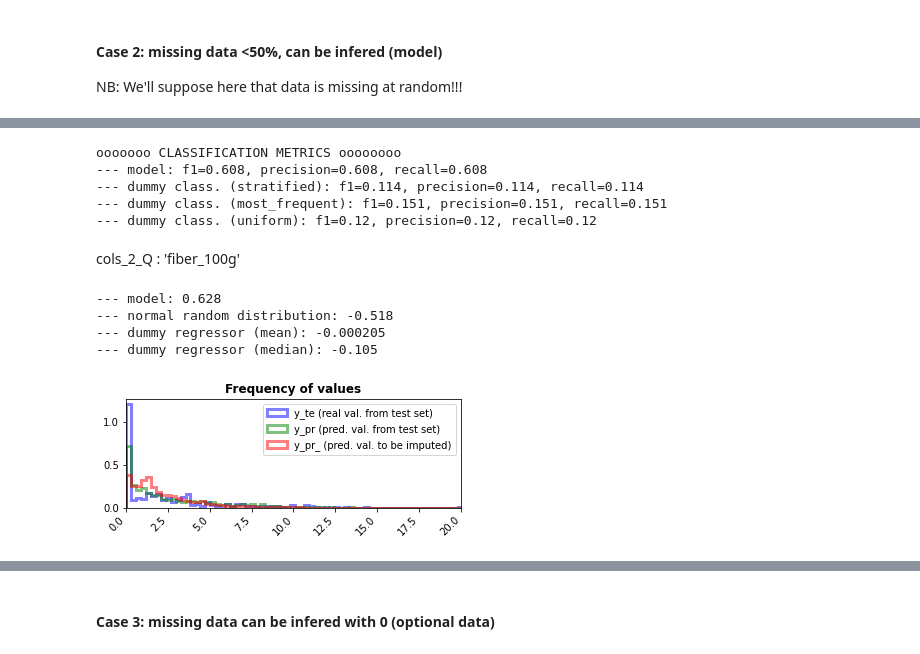
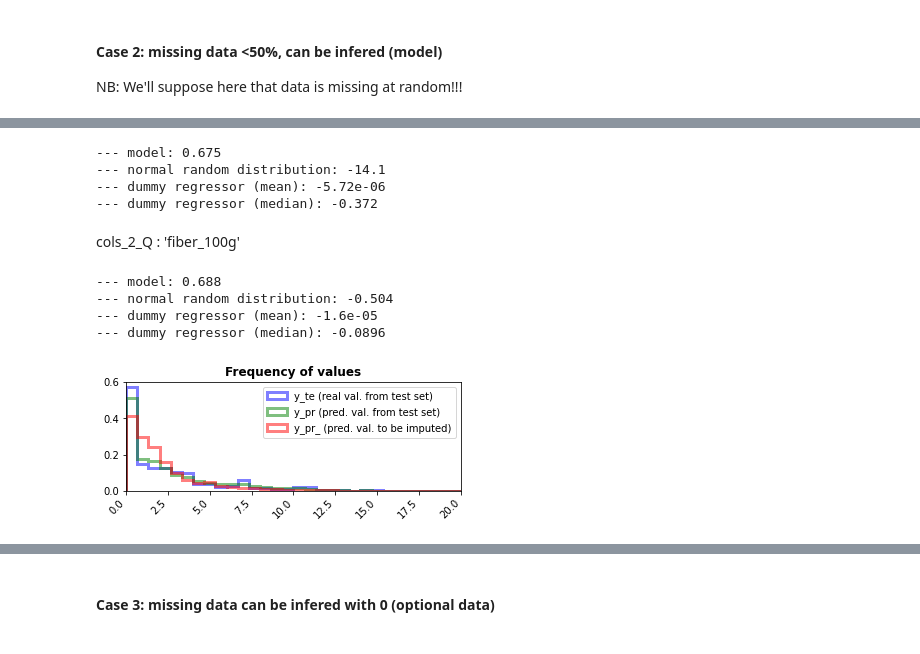
Before and after one commit to SmellyArmure/OC_DS_Project3, a Jupyter notebook: NOTEBOOKS/P3_Analysis.ipynb, the cells around one changed output, grey strips where cells are left out. Drawn from its saved outputs; the diff is of its cells as text; code cells hidden in the pictures.

```diff
--- a/NOTEBOOKS/P3_Analysis.ipynb
+++ b/NOTEBOOKS/P3_Analysis.ipynb
@@ -398,32 +275,21 @@ df.loc[ind_to_impute, 'pnns2'] = y_pr_
+# %%
+# Imputing values to 'pnns1'
+df.loc[ind_to_impute, 'pnns1'] = y_pr_
 # %%
 # Data preprocessing, Knn training, then predicting all-in-one
-# inferring 'pnns1' (2_C) from .... + 'pnns2' (2_C)
+# inferring 'nova_group' (2_C) from .... + 'pnns2' (2_C)
 
 var_model = ['carbohydrates_100g', 'fat_100g','nutriscore','energy_kj_100g',
-             'proteins_100g','main_category']
-var_target = 'pnns1'
-ind_to_impute, y_pr_ = Knn_impute(df.sample(1000), var_model = var_model,
+             'proteins_100g','pnns2', 'main_category', 'categories_main']
+var_target = 'nova_group'
+ind_to_impute, y_pr_ = Knn_impute_bis(df, var_model = var_model,
                                         var_target=var_target,
                                         enc_strat_cat='label', plot=False)
 # %% [output]
-ooooooo CLASSIFICATION METRICS oooooooo
---- model: f1=0.608, precision=0.608, recall=0.608
---- dummy class. (stratified): f1=0.114, precision=0.114, recall=0.114
---- dummy class. (most_frequent): f1=0.151, precision=0.151, recall=0.151
---- dummy class. (uniform): f1=0.12, precision=0.12, recall=0.12
+--- model: 0.675
+--- normal random distribution: -14.1
+--- dummy regressor (mean): -5.72e-06
+--- dummy regressor (median): -0.372
-# %%
-# Imputing values to 'pnns2'
-df.loc[ind_to_impute, 'pnns2'] = y_pr_
-# %%
-# Data preprocessing, Knn training, then predicting all-in-one
-# inferring 'nova_group' (2_C) from .... + 'pnns2' (2_C)
-
-var_model = ['carbohydrates_100g', 'fat_100g','nutriscore','energy_kj_100g',
-             'proteins_100g','pnns2', 'main_category', 'categories_main']
-var_target = 'nova_group'
-ind_to_impute, y_pr_ = Knn_class_impute(df, var_model = var_model,
-                                        var_target=var_target,
-                                        enc_strat_cat='label', plot=False)
 # %%
 # Imputing values to 'nova_group'
 df.loc[ind_to_impute, 'nova_group'] = y_pr_
@@ -434,16 +357,18 @@ cols_2_Q : 'fiber_100g'
 # %%
 # Data preprocessing, Knn training, then predicting all-in-one
 # inferring 'fiber_100g' (2_Q) from ...
 
 var_model = ['carbohydrates_100g','nutriscore','energy_kj_100g','pnns1','pnns2']
 var_target = 'fiber_100g'
-ind_to_impute, y_pr_ = Knn_reg_impute(df.sample(10000), var_model=var_model, var_target=var_target,
-               enc_strat_cat='label', clip=(0,100), plot=True)
+ind_to_impute, y_pr_ = Knn_impute_bis(df, var_model=var_model,
+                                      var_target=var_target,
+                                      enc_strat_cat='label',
+                                      clip=(0,100), plot=True)
 # %% [output]
---- model: 0.628
---- normal random distribution: -0.518
---- dummy regressor (mean): -0.000205
---- dummy regressor (median): -0.105
+--- model: 0.688
+--- normal random distribution: -0.504
+--- dummy regressor (mean): -1.6e-05
+--- dummy regressor (median): -0.0896
-[figure, old version]
+[figure, new version]
 # %%
 # Imputing values to 'fiber_100g'
```
Also changed, not shown: parts of 22 cells of this notebook, 1 other file.
